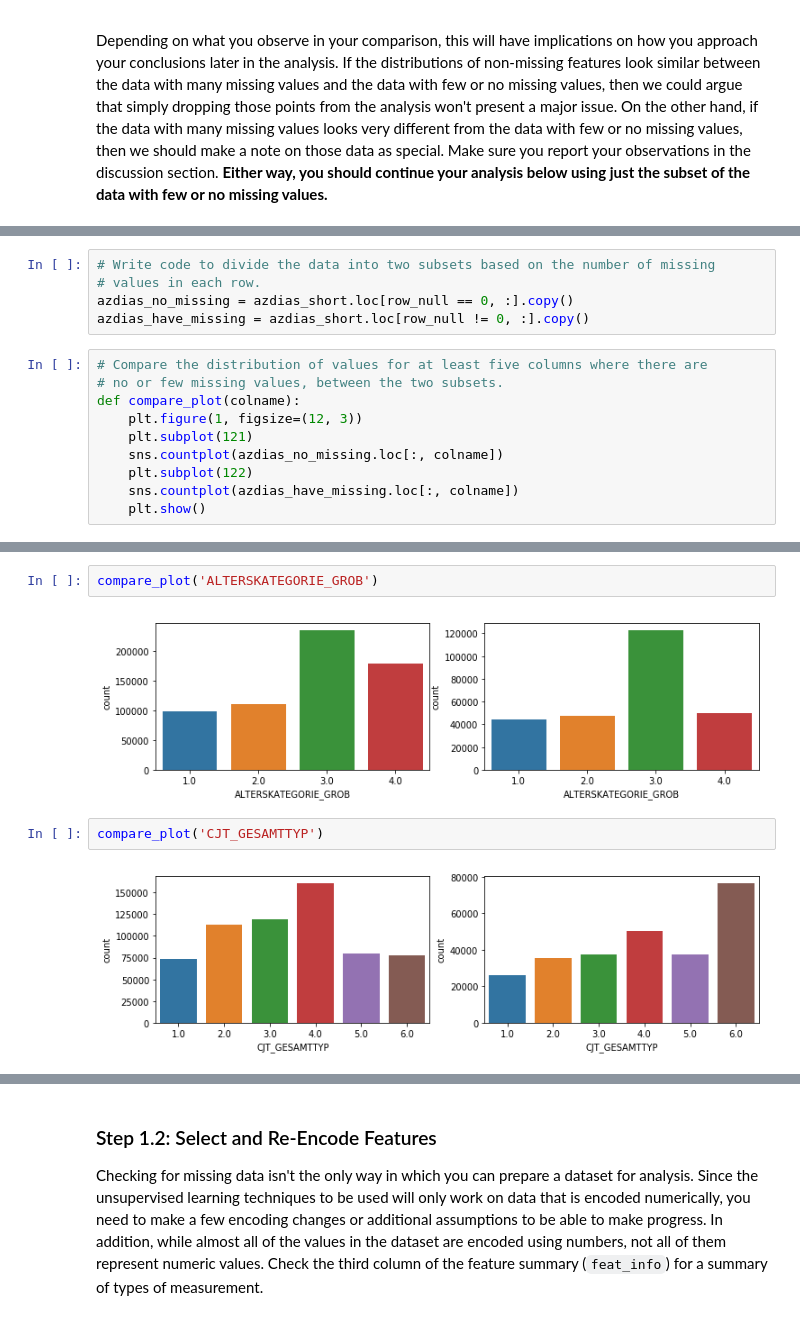
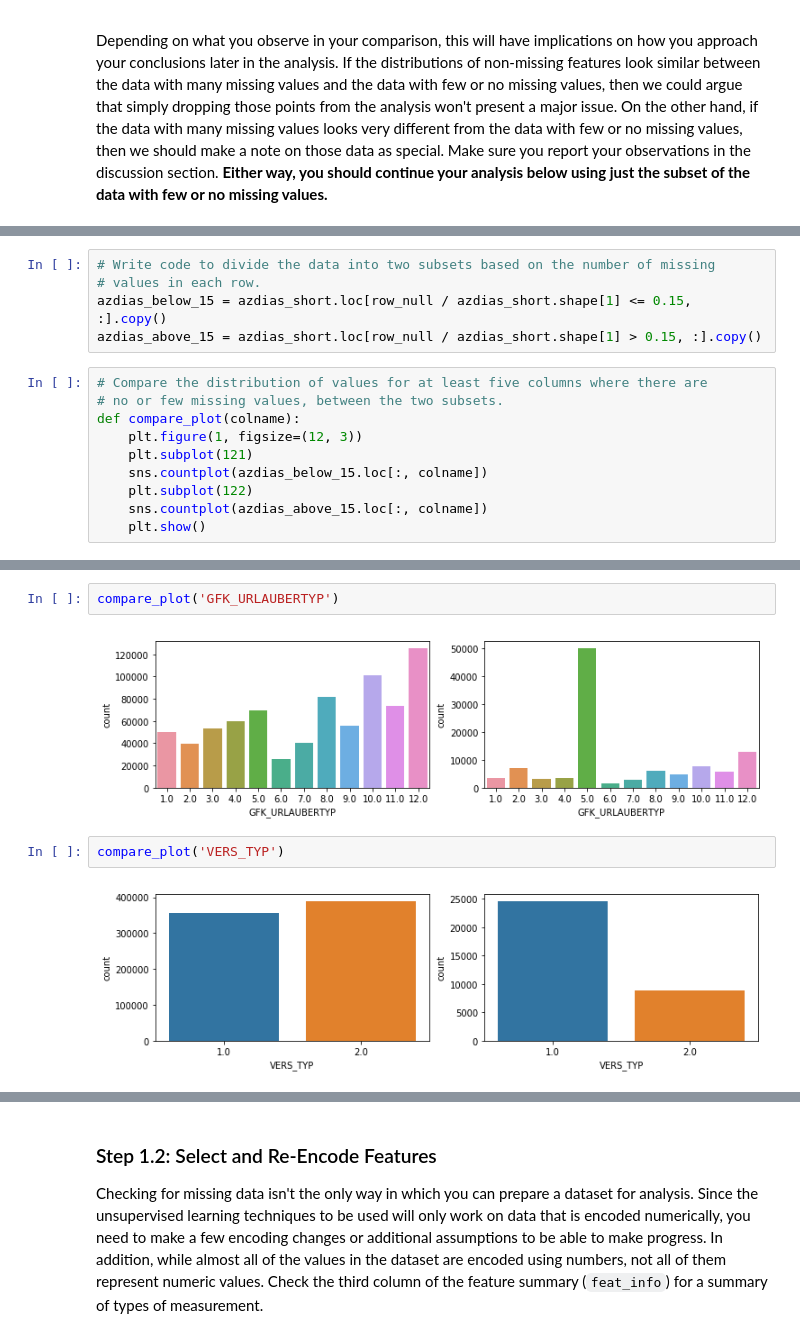
Before and after one commit to fxzero/Identify-Customer-Segments, a Jupyter notebook: Identify_Customer_Segments.ipynb, the cells around one changed output, grey strips where cells are left out. Drawn from its saved outputs; the diff is of its cells as text.

```diff
--- a/Identify_Customer_Segments.ipynb
+++ b/Identify_Customer_Segments.ipynb
@@ -150,15 +150,15 @@ plt.show()
 # %%
 # Write code to divide the data into two subsets based on the number of missing
 # values in each row.
-azdias_no_missing = azdias_short.loc[row_null == 0, :].copy()
-azdias_have_missing = azdias_short.loc[row_null != 0, :].copy()
+azdias_below_15 = azdias_short.loc[row_null / azdias_short.shape[1] <= 0.15, :].copy()
+azdias_above_15 = azdias_short.loc[row_null / azdias_short.shape[1] > 0.15, :].copy()
 # %%
 # Compare the distribution of values for at least five columns where there are
 # no or few missing values, between the two subsets.
 def compare_plot(colname):
     plt.figure(1, figsize=(12, 3))
     plt.subplot(121)
-    sns.countplot(azdias_no_missing.loc[:, colname])
+    sns.countplot(azdias_below_15.loc[:, colname])
     plt.subplot(122)
-    sns.countplot(azdias_have_missing.loc[:, colname])
+    sns.countplot(azdias_above_15.loc[:, colname])
     plt.show()
@@ -169,9 +185,9 @@ azdias_no_missing.shape
 # %%
-compare_plot('ALTERSKATEGORIE_GROB')
+compare_plot('GFK_URLAUBERTYP')
 # %% [output]
-[figure, old version]
+[figure, new version]
 # %%
-compare_plot('CJT_GESAMTTYP')
+compare_plot('VERS_TYP')
 # %% [output]
-[figure, old version]
+[figure, new version]
 # %%
```
Also changed, not shown: parts of 54 cells of this notebook.
